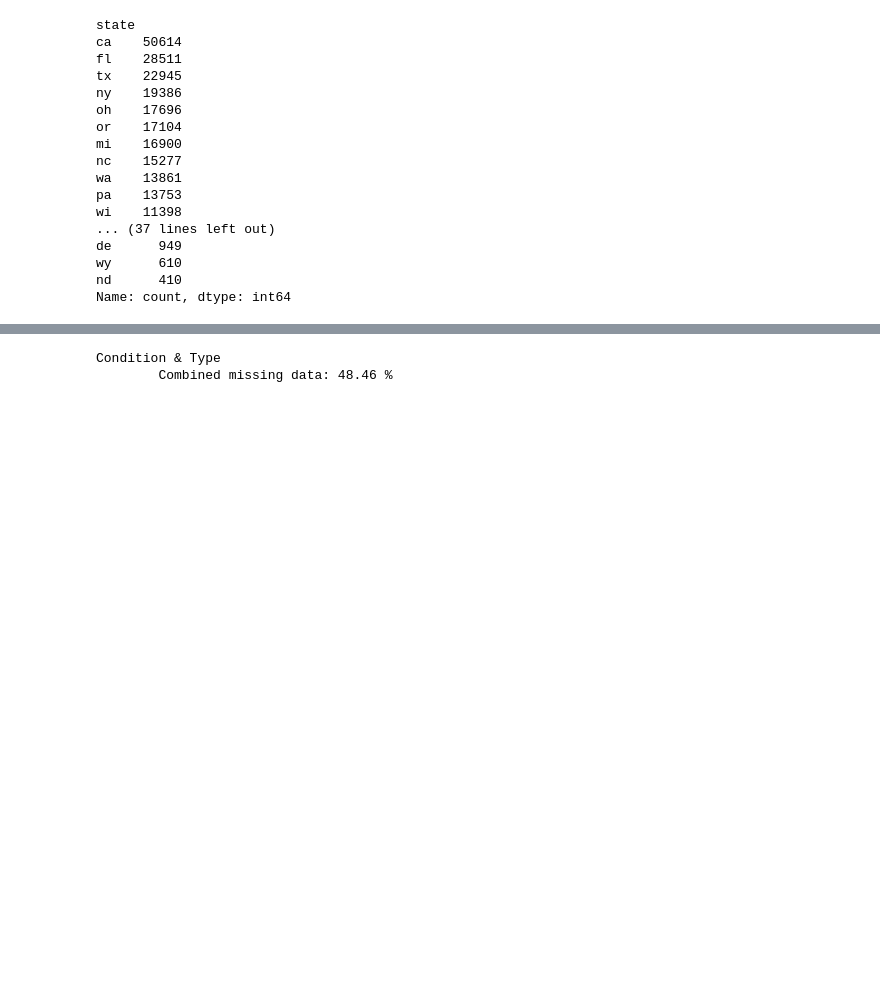
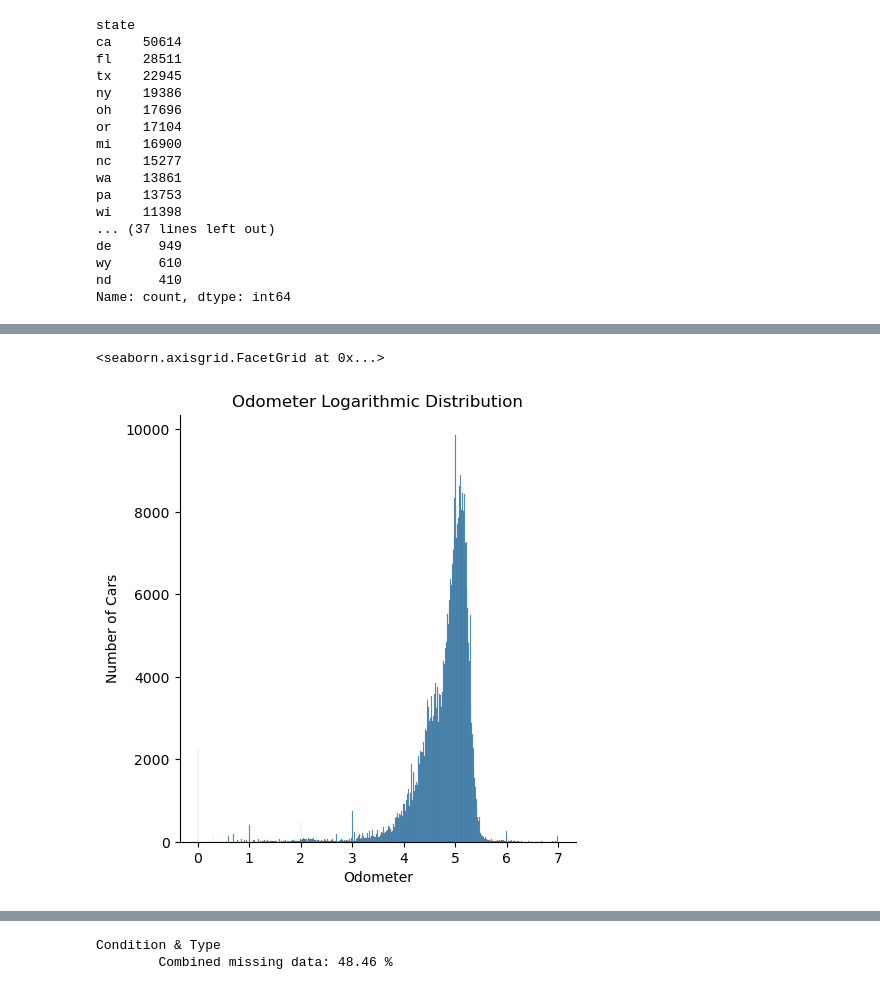
Before and after one commit to ricardoyepez01/assignment-11.1, a Jupyter notebook: ryepez_Module-11.ipynb, the cells around one changed output, grey strips where cells are left out. Cells and saved outputs as stored; diff of their text form; code cells hidden in the pictures; blank space fills up the shorter version.

```diff
--- a/ryepez_Module-11.ipynb
+++ b/ryepez_Module-11.ipynb
@@ -336,0 +439,5 @@ The state should have a very strong correlation witht the prices but given the l
+# %%
+sns.displot(np.log10(df['odometer'])).set(title='Odometer Logarithmic Distribution', xlabel='Odometer', ylabel='Number of Cars')
+# %% [output]
+<seaborn.axisgrid.FacetGrid at 0x...>
+[figure, added]
```
Also changed, not shown: parts of 251 cells of this notebook.
